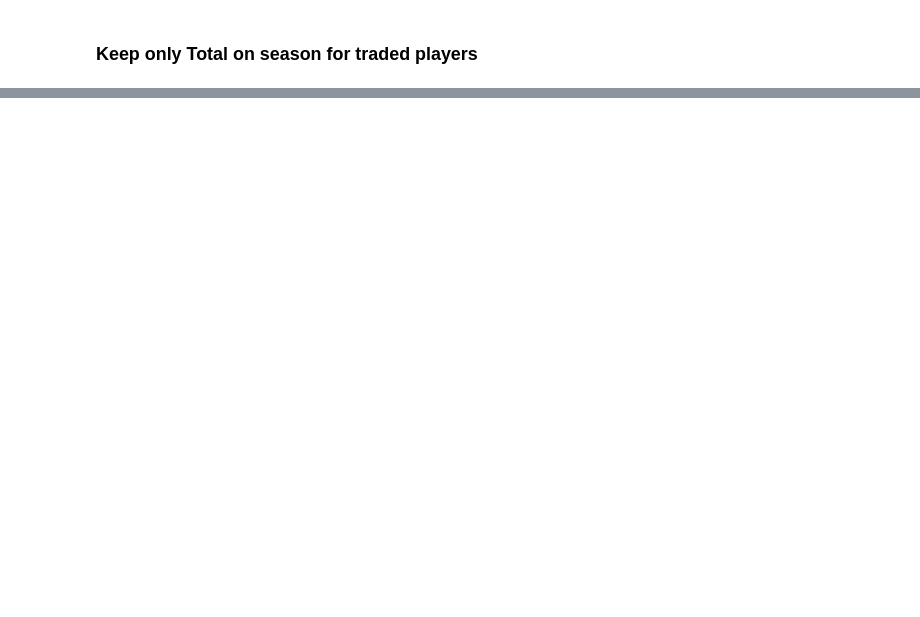
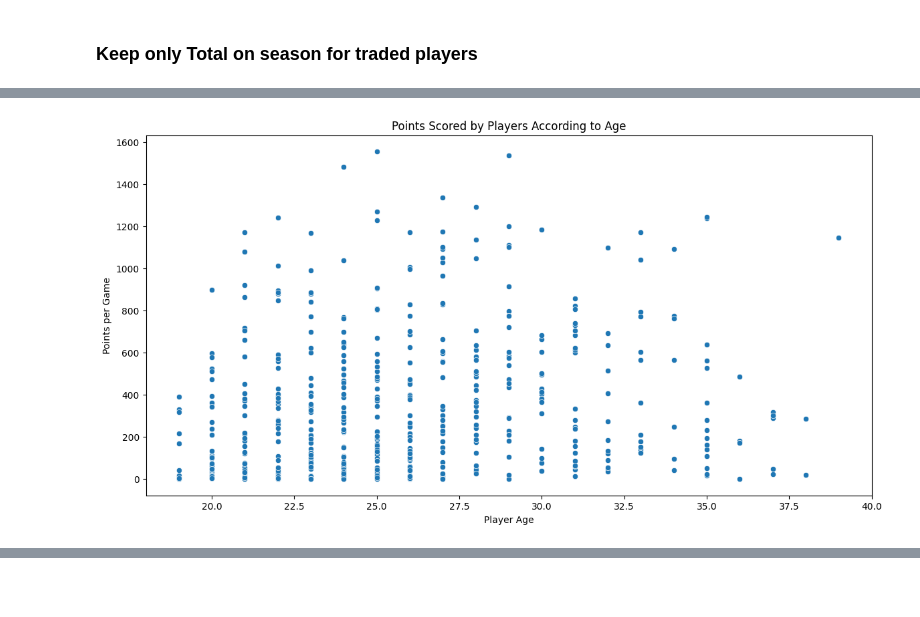
Before and after one commit to bribrix/mlops-nba, a Jupyter notebook: notebooks/young_potential_stars.ipynb, the cells around one changed output, grey strips where cells are left out. Saved outputs shown, nothing was run; the diff lists cells and outputs as text; code cells hidden in the pictures; blank space fills up the shorter version.

```diff
--- a/notebooks/young_potential_stars.ipynb
+++ b/notebooks/young_potential_stars.ipynb
@@ -210,0 +302,10 @@ Error:
+# %%
+
+plt.figure(figsize=(14, 7))
+sns.scatterplot(x='PLAYER_AGE', y='PTS', data=players_stats_2023_24)
+plt.title('Points Scored by Players According to Age')
+plt.xlabel('Player Age')
+plt.ylabel('Points per Game')
+plt.show()
+# %% [output]
+[figure, added]
```
Also changed, not shown: parts of 53 cells of this notebook.
